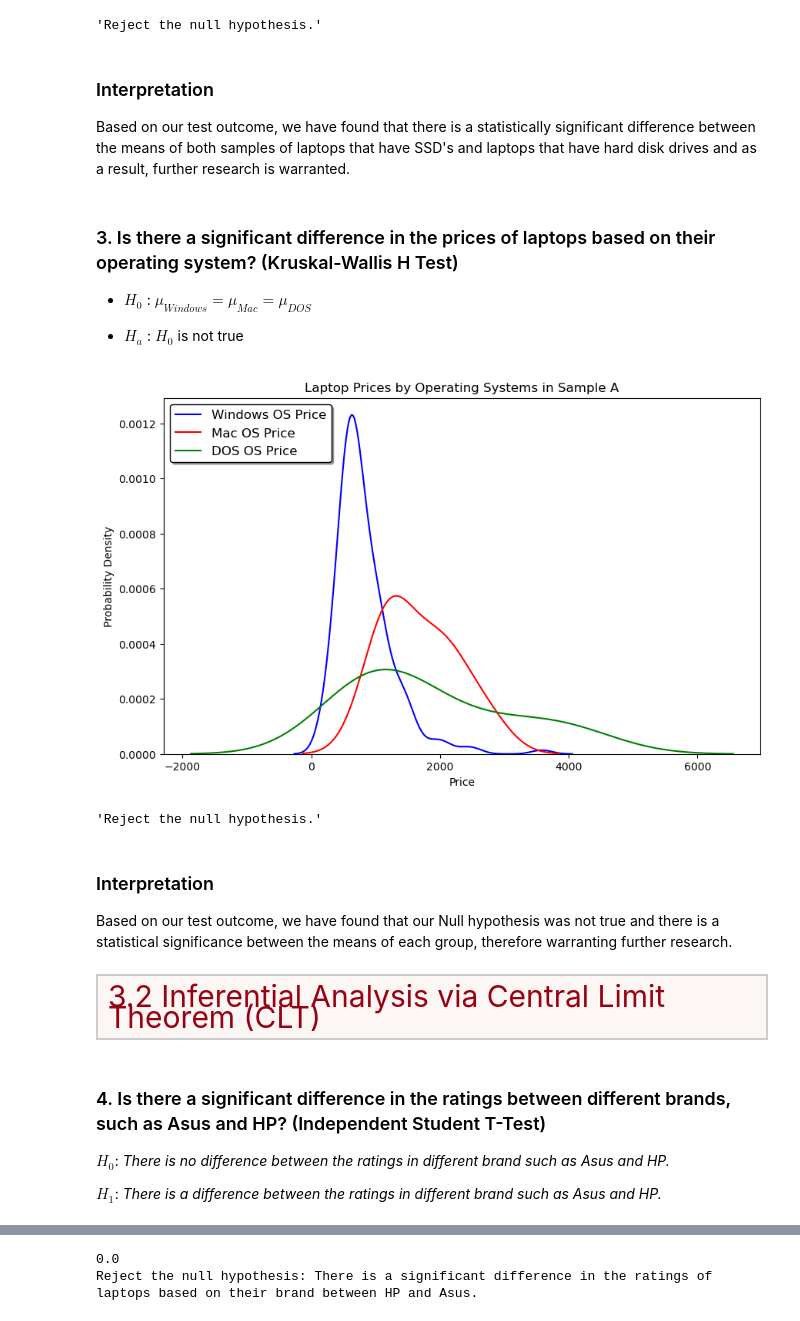
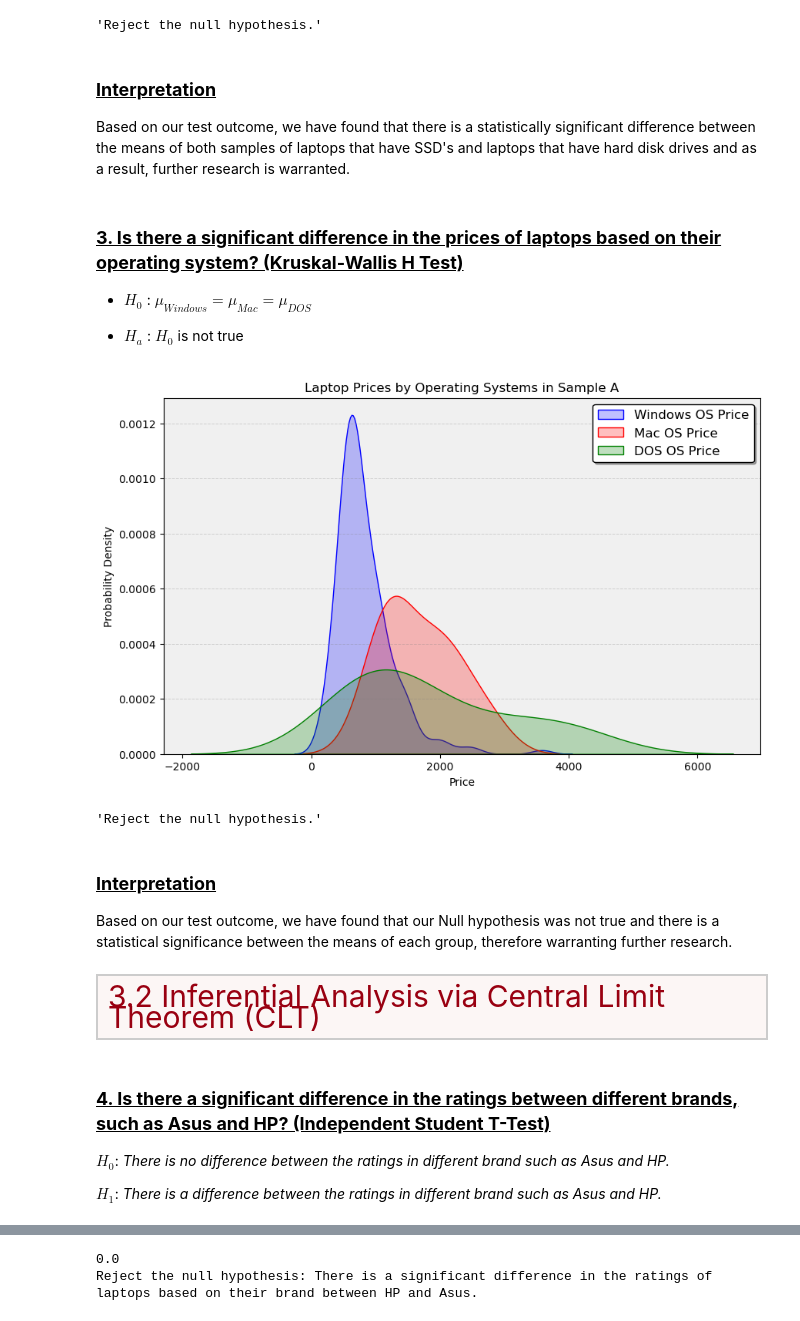
Before and after one commit to chrisheimbuch/laptops-specs-eda, a Jupyter notebook: Laptop Specs EDA.ipynb, the cells around one changed output, grey strips where cells are left out. Saved outputs shown, nothing was run; the diff lists cells and outputs as text; code cells hidden in the pictures.

```diff
--- a/Laptop Specs EDA.ipynb
+++ b/Laptop Specs EDA.ipynb
@@ -673,39 +759,46 @@ test_outcome(p_val, alpha=alpha)
 0.0016371099590585666
 'Reject the null hypothesis.'
 # %% [markdown]
-### Interpretation
+### **<u>Interpretation</u>**
 
 Based on our test outcome, we have found that there is a statistically significant difference between the means of both samples of laptops that have SSD's and laptops that have hard disk drives and as a result, further research is warranted.
 # %% [markdown]
-### 3. Is there a significant difference in the prices of laptops based on their operating system? (Kruskal-Wallis H Test)
+### **<u>3. Is there a significant difference in the prices of laptops based on their operating system? (Kruskal-Wallis H Test)</u>**
 
 - $H_0$ : $\mu_{Windows} = \mu_{Mac} = \mu_{DOS}$
 
 - $H_a$ : $H_0$ is not true
 # %%
+#Data sorting for plotting.
 windows_sample = df_sample_a[df_sample_a['operating_system'] == "Windows"]['latest_price_usd']
 mac_sample = df_sample_a[df_sample_a['operating_system'] == "Mac"]['latest_price_usd']
 dos_sample = df_sample_a[df_sample_a['operating_system'] == "DOS"]['latest_price_usd']
 
-#Set up the plot
+#Set up the plot.
 plt.figure(figsize=(10, 6))
 
 #KDE plot
-sns.kdeplot(data=windows_sample, x=windows_sample, color='blue', label="Windows OS Price", fill=False)
-sns.kdeplot(data=mac_sample, x=mac_sample, color='red', label="Mac OS Price", fill=False)
-sns.kdeplot(data=dos_sample, x=dos_sample, color='green', label="DOS OS Price", fill=False)
+sns.kdeplot(data=windows_sample, x=windows_sample, color='blue', label="Windows OS Price", fill=True)
+sns.kdeplot(data=mac_sample, x=mac_sample, color='red', label="Mac OS Price", fill=True)
+sns.kdeplot(data=dos_sample, x=dos_sample, color='green', label="DOS OS Price", fill=True)
 
 #Labeling axes
 plt.title("Laptop Prices by Operating Systems in Sample A")
 plt.xlabel('Price')
 plt.ylabel('Probability Density')
 
+#Grid customization
+ax = plt.gca()
+ax.set_facecolor('#f0f0f0')
+plt.grid(True, which='both', axis='y', linestyle='--', linewidth=0.7, color='gray', alpha=0.3)
+
 # Add legend
-plt.legend(loc='upper left', fontsize=12, frameon=True, fancybox=True, shadow=True, facecolor='white', edgecolor='black')
+plt.legend(loc='upper right', fontsize=12, frameon=True, fancybox=True, shadow=True, facecolor='white', edgecolor='black')
+
 
 plt.show()
 # %% [output]
-[figure, old version]
+[figure, new version]
 # %%
 stat, p_value = kruskal(windows_sample, mac_sample, dos_sample)
 p_value
@@ -714,7 +807,7 @@ test_outcome(p_value, alpha=alpha)
 # %% [output]
 'Reject the null hypothesis.'
 # %% [markdown]
-### Interpretation
+### **<u>Interpretation</u>**
 
 Based on our test outcome, we have found that our Null hypothesis was not true and there is a statistical significance between the means of each group, therefore warranting further research.
 # %% [markdown]
@@ -730,7 +823,7 @@ Based on our test outcome, we have found that our Null hypothesis was not true a
     3.2 Inferential Analysis via Central Limit Theorem (CLT)
 </div>
 # %% [markdown]
-### 4. Is there a significant difference in the ratings between different brands, such as Asus and HP? (Independent Student T-Test)
+### **<u>4. Is there a significant difference in the ratings between different brands, such as Asus and HP? (Independent Student T-Test)</u>**
 
 $H_0$: _There is no difference between the ratings in different brand such as Asus and HP._
 
```
Also changed, not shown: parts of 32 cells of this notebook, 2 other files.
